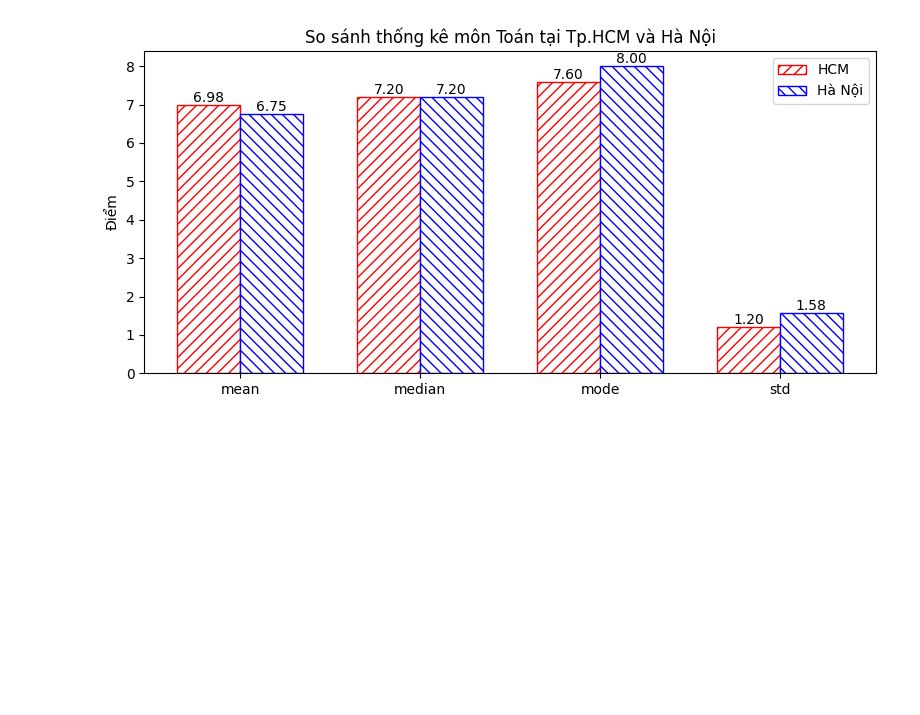
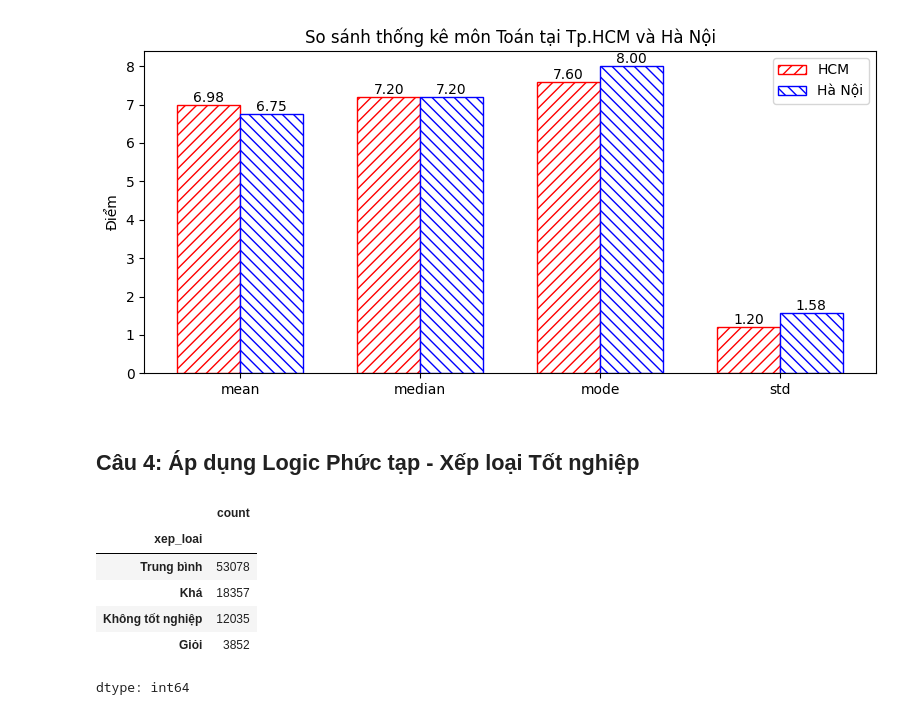
Before and after one commit to vnscience/DataMining, a Jupyter notebook: KPDL_BTH02.ipynb, the cells around one changed output. Drawn from its saved outputs; the diff is of its cells as text; code cells hidden in the pictures; blank space fills up the shorter version.

```diff
--- a/KPDL_BTH02.ipynb
+++ b/KPDL_BTH02.ipynb
@@ -194,3 +194,57 @@ df_hanoi['KHXH'] = df_hanoi['lich_su'] + df_hanoi['dia_li'] + df_hanoi['gdcd']
 df_hanoi['Diem_Tong_Cong'] = df_hanoi['toan'] + df_hanoi['ngu_van'] + df_hanoi['ngoai_ngu'] + df_hanoi[['KHTN', 'KHXH']].max(axis=1)
 
 df_hanoi.to_csv('/content/drive/MyDrive/Colab Notebooks/Datasets/DiemToanTHPT24/diem_thi_hanoi.csv', index=False)
+# %% [markdown]
+## Câu 4: Áp dụng Logic Phức tạp - Xếp loại Tốt nghiệp
+# %%
+import numpy as np
+df_hcm_raw = df[df['ma_tinh'] == '02'].copy()
+mon_bb = ['toan', 'ngu_van', 'ngoai_ngu']
+mon_khtn, mon_khxh = ['vat_li', 'hoa_hoc', 'sinh_hoc'], ['lich_su', 'dia_li', 'gdcd']
+mon_khtn_all, mon_khxh_all = mon_bb + mon_khtn, mon_bb + mon_khxh
+khtn = df_hcm_raw[mon_khtn].notna().all(1)
+khxh = df_hcm_raw[mon_khxh].notna().all(1)
+
+# Tất cả gán ban đầu là không tốt nghiệp, sẽ cập nhật sau:
+df_hcm_raw['xep_loai'] = 'Không tốt nghiệp'
+
+mask = khtn | khxh
+
+# Nếu khtn là true, thì tính điểm trung bình của nhóm KHTN, ngược lại tính điểm trung bình của nhóm KHXH
+dxtn = np.where(
+    khtn,
+    df_hcm_raw[mon_khtn_all].mean(1),
+    df_hcm_raw[mon_khxh_all].mean(1)
+)
+# Kiểm tra xem có môn <= 1.0 không?
+co_duoi_1 = np.where(
+    khtn,
+    (df_hcm_raw[mon_khtn_all].min(1) <= 1),
+    (df_hcm_raw[mon_khxh_all].min(1) <= 1)
+)
+rot = (~mask) | co_duoi_1 | (dxtn < 5)
+# ~mask là không có tổ hợp hợp lệ
+
+gioi = (dxtn >= 8.0) & np.where(
+    khtn,
+    (df_hcm_raw[mon_khtn_all] >= 7).all(1),
+    (df_hcm_raw[mon_khxh_all] >= 7).all(1)
+)
+kha = (dxtn >= 6.5) & np.where(
+    khtn,
+    (df_hcm_raw[mon_khtn_all] >= 6).all(1),
+    (df_hcm_raw[mon_khxh_all] >= 6).all(1)
+)
+df_hcm_raw.loc[gioi & ~rot, 'xep_loai'] = 'Giỏi'
+df_hcm_raw.loc[kha & ~rot & ~gioi, 'xep_loai'] = 'Khá'
+df_hcm_raw.loc[~kha & ~rot & ~gioi, 'xep_loai'] = 'Trung bình'
+
+df_hcm_raw['xep_loai'].value_counts()
+# %% [output]
+|  | count |
+| xep_loai |  |
+| Trung bình | 53078 |
+| Khá | 18357 |
+| Không tốt nghiệp | 12035 |
+| Giỏi | 3852 |
+dtype: int64
```
Also changed, not shown: parts of 1 cell of this notebook.
